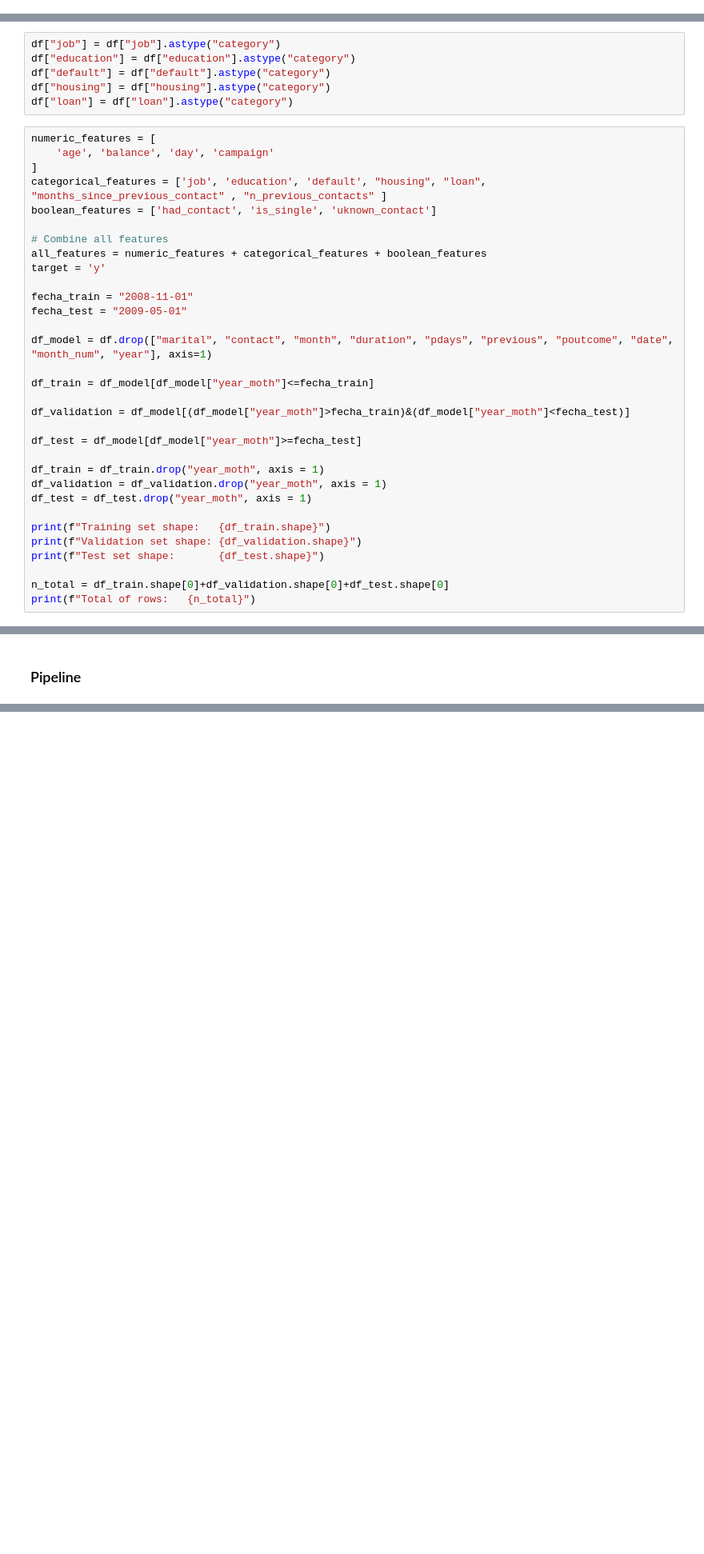
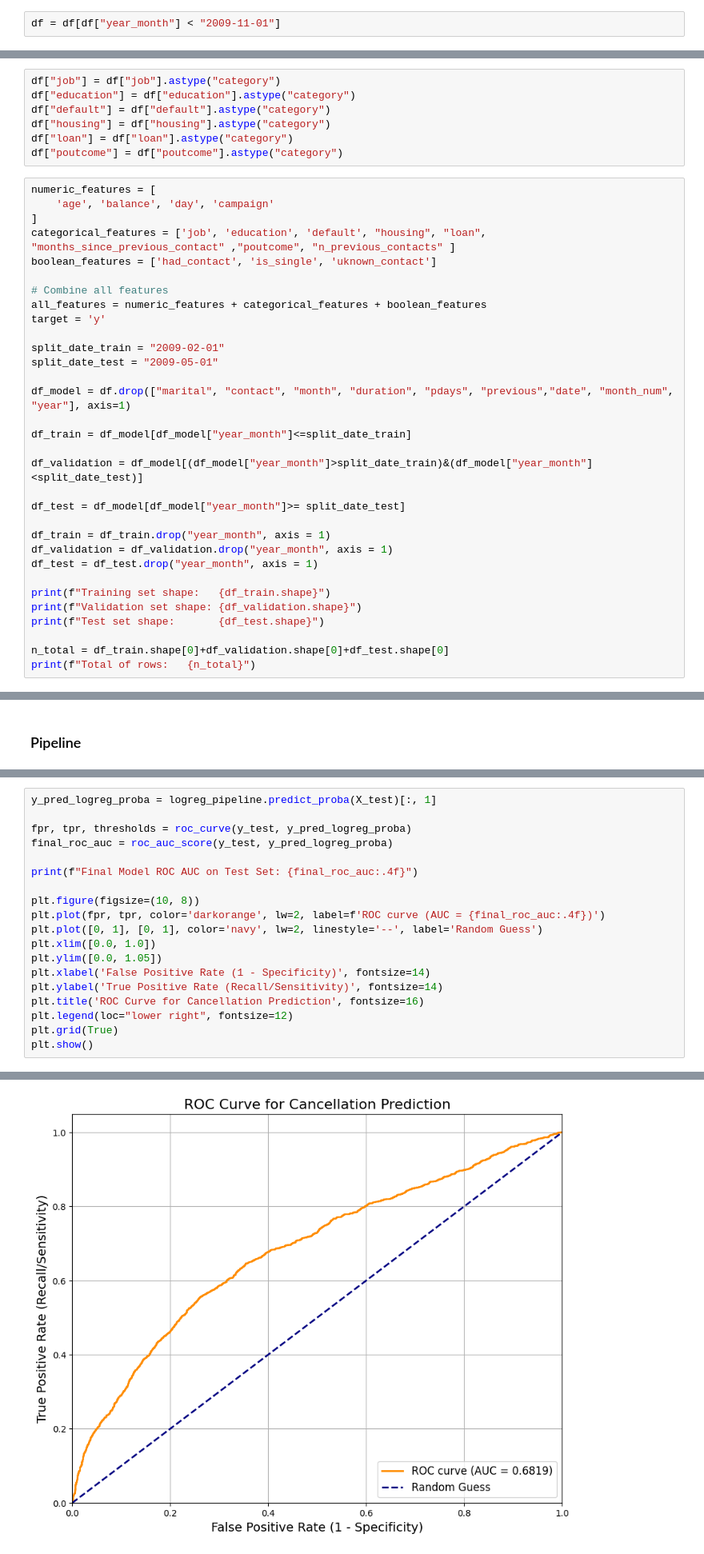
Before and after one commit to csmoilis/final_assignment_bank_campaign, a Jupyter notebook: Cristian_notebook.ipynb, the cells around one changed output, grey strips where cells are left out. Shown: that part at 80% size. Drawn from its saved outputs; the diff is of its cells as text; blank space fills up the shorter version.

Commit message:
model_0.69

```diff
--- a/Cristian_notebook.ipynb
+++ b/Cristian_notebook.ipynb
@@ -876,4 +876,6 @@ year_moth
 2010-09-01   297   0.656920    99.347504
 2010-10-01   220   0.486607    99.834111
 2010-11-01    75   0.165889   100.000000
+# %%
+df = df[df["year_month"] < "2009-11-01"]
 # %%
@@ -885,31 +887,32 @@ df["education"] = df["education"].astype("category")
 df["default"] = df["default"].astype("category")
 df["housing"] = df["housing"].astype("category")
 df["loan"] = df["loan"].astype("category")
+df["poutcome"] = df["poutcome"].astype("category")
 # %%
 numeric_features = [
     'age', 'balance', 'day', 'campaign'
 ]
-categorical_features = ['job', 'education', 'default', "housing", "loan", "months_since_previous_contact" , "n_previous_contacts" ]
+categorical_features = ['job', 'education', 'default', "housing", "loan", "months_since_previous_contact" ,"poutcome", "n_previous_contacts" ]
 boolean_features = ['had_contact', 'is_single', 'uknown_contact']
 
 # Combine all features
 all_features = numeric_features + categorical_features + boolean_features
 target = 'y'
 
-fecha_train = "2008-11-01"
-fecha_test = "2009-05-01"
+split_date_train = "2009-02-01"
+split_date_test = "2009-05-01"
 
-df_model = df.drop(["marital", "contact", "month", "duration", "pdays", "previous", "poutcome", "date", "month_num", "year"], axis=1)
+df_model = df.drop(["marital", "contact", "month", "duration", "pdays", "previous","date", "month_num", "year"], axis=1)
 
-df_train = df_model[df_model["year_moth"]<=fecha_train]
+df_train = df_model[df_model["year_month"]<=split_date_train]
 
-df_validation = df_model[(df_model["year_moth"]>fecha_train)&(df_model["year_moth"]<fecha_test)]
+df_validation = df_model[(df_model["year_month"]>split_date_train)&(df_model["year_month"]<split_date_test)]
 
-df_test = df_model[df_model["year_moth"]>=fecha_test]
+df_test = df_model[df_model["year_month"]>= split_date_test]
 
-df_train = df_train.drop("year_moth", axis = 1)
-df_validation = df_validation.drop("year_moth", axis = 1)
-df_test = df_test.drop("year_moth", axis = 1)
+df_train = df_train.drop("year_month", axis = 1)
+df_validation = df_validation.drop("year_month", axis = 1)
+df_test = df_test.drop("year_month", axis = 1)
 
 print(f"Training set shape:   {df_train.shape}")
 print(f"Validation set shape: {df_validation.shape}")
@@ -1070,0 +1076,20 @@ Parameters: { "use_label_encoder" } are not used.
+# %%
+y_pred_logreg_proba = logreg_pipeline.predict_proba(X_test)[:, 1]
+
+fpr, tpr, thresholds = roc_curve(y_test, y_pred_logreg_proba)
+final_roc_auc = roc_auc_score(y_test, y_pred_logreg_proba)
+
+print(f"Final Model ROC AUC on Test Set: {final_roc_auc:.4f}")
+
+plt.figure(figsize=(10, 8))
+plt.plot(fpr, tpr, color='darkorange', lw=2, label=f'ROC curve (AUC = {final_roc_auc:.4f})')
+plt.plot([0, 1], [0, 1], color='navy', lw=2, linestyle='--', label='Random Guess')
+plt.xlim([0.0, 1.0])
+plt.ylim([0.0, 1.05])
+plt.xlabel('False Positive Rate (1 - Specificity)', fontsize=14)
+plt.ylabel('True Positive Rate (Recall/Sensitivity)', fontsize=14)
+plt.title('ROC Curve for Cancellation Prediction', fontsize=16)
+plt.legend(loc="lower right", fontsize=12)
+plt.grid(True)
+plt.show()
+# %% [output]
@@ -1070,0 +1097 @@ Parameters: { "use_label_encoder" } are not used.
+[figure, added]
```
Also changed, not shown: parts of 12 cells of this notebook.
